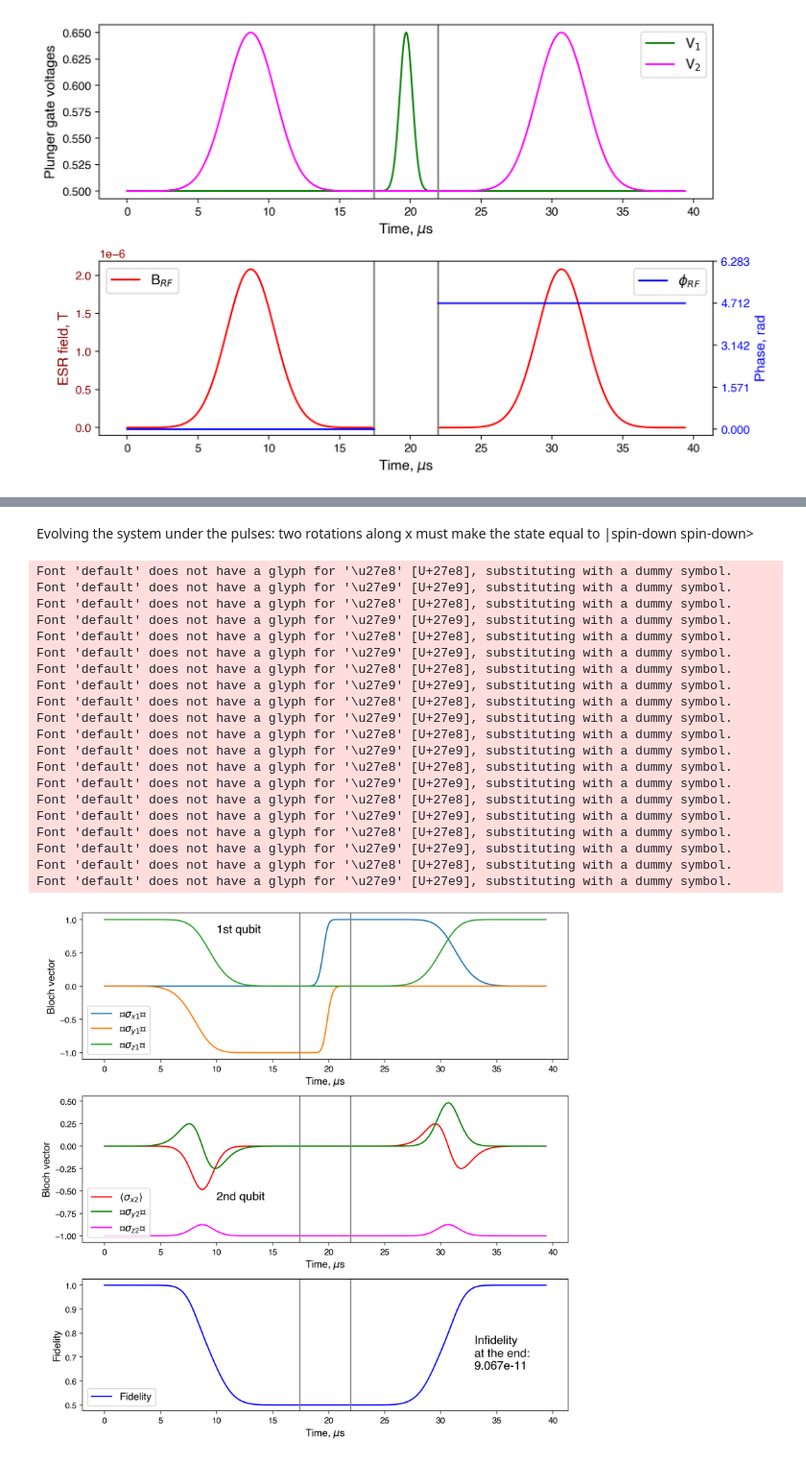
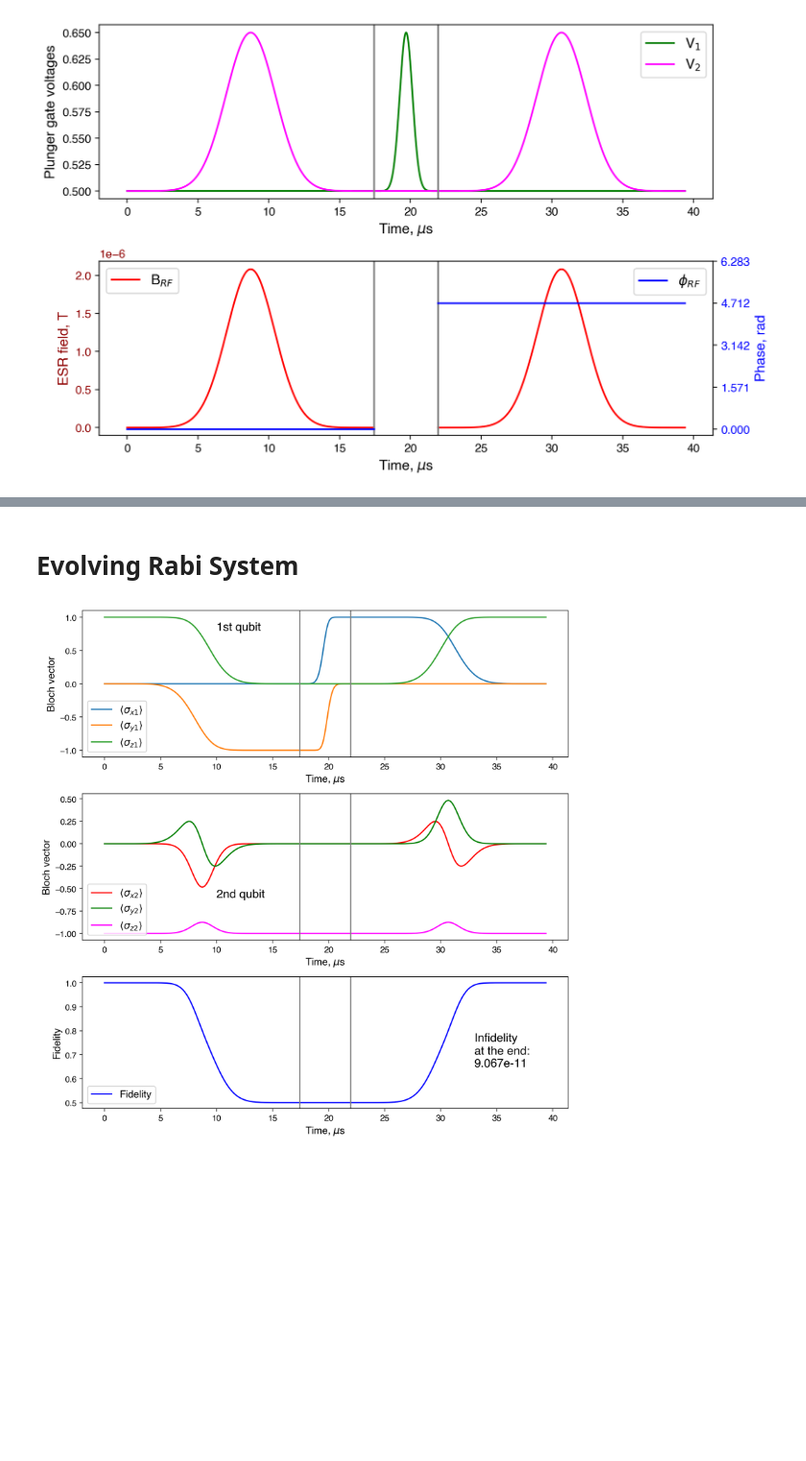
Before and after one commit to AaronL-in/qubit-dots, a Jupyter notebook: tutorials/test_single_qubit_gates.ipynb, the cells around one changed output, grey strips where cells are left out. Shown: that part at 96% size. Cells and saved outputs as stored; diff of their text form; code cells hidden in the pictures; blank space fills up the shorter version.

Commit message:
finish cleaning up the tutorial in regards to the rabi evolution section

```diff
--- a/tutorials/test_single_qubit_gates.ipynb
+++ b/tutorials/test_single_qubit_gates.ipynb
@@ -297,11 +297,10 @@ p1 = voltage_pulses.create_ctlp_file(XROT, read = False, get_dir = True)
 p2 = voltage_pulses.create_ctlp_file(ZROT, read = False, get_dir = True)
 p3 = voltage_pulses.create_ctlp_file(YROT, read = False, get_dir = True)
 
-print(ZROT.ctrl_pulses)
 
 # Create a list of Pulses
 pulse_list = [p1, p2, p3]
 
 # Create a QuantumCircuit object and write a .qcirc file
-circ1 = voltage_pulses.create_create_quantum_circuit(pulse_list, "Circuit 1", write_qcirc = True, print_dir = True)
+circ1 = voltage_pulses.create_quantum_circuit(pulse_list, "Circuit 1", write_qcirc = True, print_dir = True)
 # %% [output]
@@ -552,12 +410,9 @@ fig.tight_layout()
-# %% [markdown]
-Evolving the system under the pulses: two rotations along x must
-make the state equal to |spin-down spin-down>
+# %% [markdown]
+# Evolving Rabi System
 # %%
 rabi2 = copy.deepcopy(rabi_system)
 
-half_rot_pulse = voltage_pulses.rot('x', 180, n_qubits, active_qubits,
-                        delta_g_true, unit_narrow_gauss, B_0, num_val=100)
-
+triple_rot_sequence = [XROT, ZROT, YROT]
 
 triple_rot = rabi2.evolve(triple_rot_sequence,
                                rho_reference = rho_initial, eval_fidelity=True,
@@ -571,63 +426,43 @@ mus_time = triple_rot["time"] * 1e6
 
 
 ###### Bloch vector of the 1st qubit #######
-ax[0].plot(mus_time, np.real(triple_rot["sigma_x_1"]) , label='⟨$\sigma_{x1}$⟩')
-ax[0].plot(mus_time, np.real(triple_rot["sigma_y_1"]) , label='⟨$\sigma_{y1}$⟩')
-ax[0].plot(mus_time, np.real(triple_rot["sigma_z_1"]) , label='⟨$\sigma_{z1}$⟩')
+ax[0].plot(mus_time, np.real(triple_rot["sigma_x_1"]) , label='$\\langle\sigma_{x1}\\rangle$')
+ax[0].plot(mus_time, np.real(triple_rot["sigma_y_1"]) , label='$\\langle\sigma_{y1}\\rangle$')
+ax[0].plot(mus_time, np.real(triple_rot["sigma_z_1"]) , label='$\\langle\sigma_{z1}\\rangle$')
 
 ax[0].legend(loc='lower left', fontsize='large')
 ax[0].set_xlabel("Time, $\mu$s")
 ax[0].set_ylabel("Bloch vector")
 
 ax[0].text(10, 0.8, '1st qubit', fontsize=14,)
 
 ###### Bloch vector of the 2nd qubit #######
 ax[1].plot(mus_time, np.real(triple_rot["sigma_x_2"]) , color='red', label='$\\langle\sigma_{x2}\\rangle$', )
-ax[1].plot(mus_time, np.real(triple_rot["sigma_y_2"]) , color='green',  label='⟨$\sigma_{y2}$⟩', )
-ax[1].plot(mus_time, np.real(triple_rot["sigma_z_2"]) , color='magenta', label='⟨$\sigma_{z2}$⟩')
+ax[1].plot(mus_time, np.real(triple_rot["sigma_y_2"]) , color='green',  label='$\\langle\sigma_{y2}\\rangle$', )
+ax[1].plot(mus_time, np.real(triple_rot["sigma_z_2"]) , color='magenta', label='$\\langle\sigma_{z2}\\rangle$')
 
 ax[1].legend(loc='lower left', fontsize='large')
 ax[1].set_xlabel("Time, $\mu$s")
 ax[1].set_ylabel("Bloch vector")
 
 ax[1].text(10, -0.6, '2nd qubit', fontsize=14,)
 
 
 ##### Plotting fidelity
 
 ax[2].plot(mus_time, triple_rot['fidelity'], 'b-', label='Fidelity')
 ax[2].set_xlabel("Time, $\mu$s")
 ax[2].set_ylabel("Fidelity")
 ax[2].legend( fontsize='large')
 
 ax[2].text(33, 0.65,
             'Infidelity \nat the end: \n{:.3e}'.format(1 - triple_rot['fidelity'][-1]),
                          fontsize=14, )
 
 #vertical lines showing borders between pulses
 for axis in ax:
-    axis.axvline(rotx90_narrow_gauss.length*1e6, c='gray' )
-    axis.axvline((rotx90_narrow_gauss.length+ rotz90_narrow_gauss.length)*1e6, c='gray')
+    axis.axvline(XROT.length*1e6, c='gray' )
+    axis.axvline((XROT.length+ ZROT.length)*1e6, c='gray')
 fig.tight_layout()
 # %% [output]
-Font 'default' does not have a glyph for '\u27e8' [U+27e8], substituting with a dummy symbol.
-Font 'default' does not have a glyph for '\u27e9' [U+27e9], substituting with a dummy symbol.
-Font 'default' does not have a glyph for '\u27e8' [U+27e8], substituting with a dummy symbol.
-Font 'default' does not have a glyph for '\u27e9' [U+27e9], substituting with a dummy symbol.
-Font 'default' does not have a glyph for '\u27e8' [U+27e8], substituting with a dummy symbol.
-Font 'default' does not have a glyph for '\u27e9' [U+27e9], substituting with a dummy symbol.
-Font 'default' does not have a glyph for '\u27e8' [U+27e8], substituting with a dummy symbol.
-Font 'default' does not have a glyph for '\u27e9' [U+27e9], substituting with a dummy symbol.
-Font 'default' does not have a glyph for '\u27e8' [U+27e8], substituting with a dummy symbol.
-Font 'default' does not have a glyph for '\u27e9' [U+27e9], substituting with a dummy symbol.
-Font 'default' does not have a glyph for '\u27e8' [U+27e8], substituting with a dummy symbol.
-Font 'default' does not have a glyph for '\u27e9' [U+27e9], substituting with a dummy symbol.
-Font 'default' does not have a glyph for '\u27e8' [U+27e8], substituting with a dummy symbol.
-Font 'default' does not have a glyph for '\u27e9' [U+27e9], substituting with a dummy symbol.
-Font 'default' does not have a glyph for '\u27e8' [U+27e8], substituting with a dummy symbol.
-Font 'default' does not have a glyph for '\u27e9' [U+27e9], substituting with a dummy symbol.
-Font 'default' does not have a glyph for '\u27e8' [U+27e8], substituting with a dummy symbol.
-Font 'default' does not have a glyph for '\u27e9' [U+27e9], substituting with a dummy symbol.
-Font 'default' does not have a glyph for '\u27e8' [U+27e8], substituting with a dummy symbol.
-Font 'default' does not have a glyph for '\u27e9' [U+27e9], substituting with a dummy symbol.
-[figure, old version]
+[figure, new version]
```
Also changed, not shown: parts of 9 cells of this notebook.
